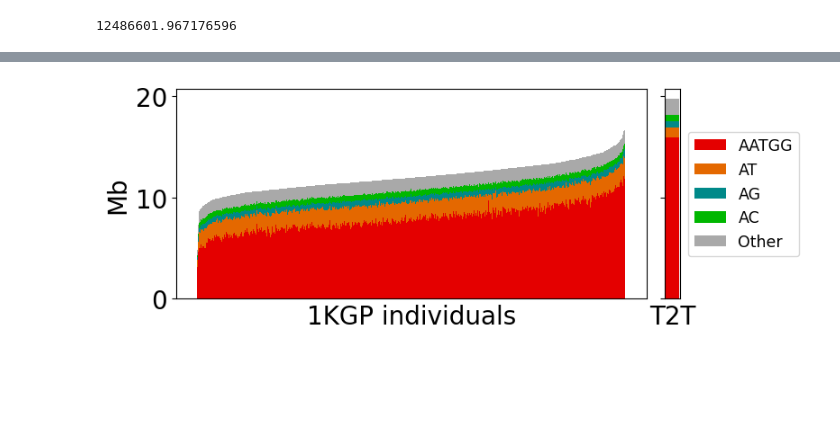
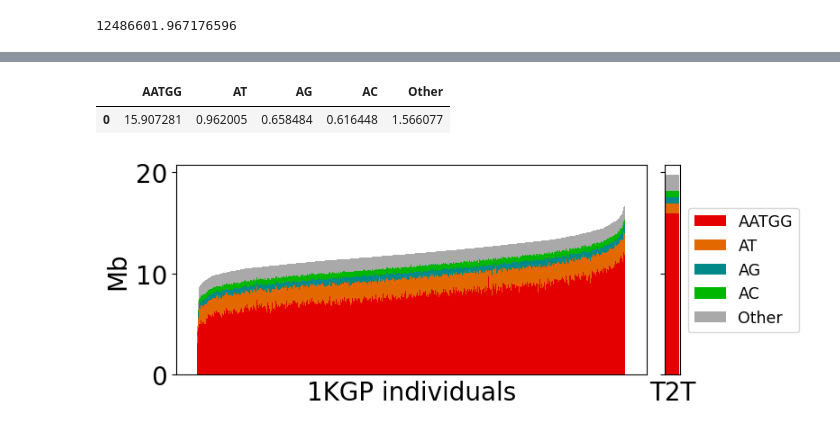
Before and after one commit to is-the-biologist/1KGP_SATS, a Jupyter notebook: scripts/git_jupyter/HumanGenomeSatVar_gitcode.1.ipynb, the cells around one changed output, grey strips where cells are left out. Saved outputs shown, nothing was run; the diff lists cells and outputs as text; code cells hidden in the pictures; blank space fills up the shorter version.

```diff
--- a/scripts/git_jupyter/HumanGenomeSatVar_gitcode.1.ipynb
+++ b/scripts/git_jupyter/HumanGenomeSatVar_gitcode.1.ipynb
@@ -211,6 +230,11 @@ t2t_barplot_df["AC"] = [t2t_copy.loc["AC/GT"]]
 
 t2t_barplot_df["Other"] = [other_repeats]
 t2t_barplot_df = t2t_barplot_df / 1000000
+# %%
+t2t_barplot_df
+# %% [output]
+|  | AATGG | AT | AG | AC | Other |
+| 0 | 15.907281 | 0.962005 | 0.658484 | 0.616448 | 1.566077 |
 # %%
 bplot_df = (barplot_df.iloc[np.argsort(np.sum(barplot_df[barplot_df.columns[0:5]],axis=1)),].set_index('sample') / 1000000)
 
```
Also changed, not shown: parts of 14 cells of this notebook.
